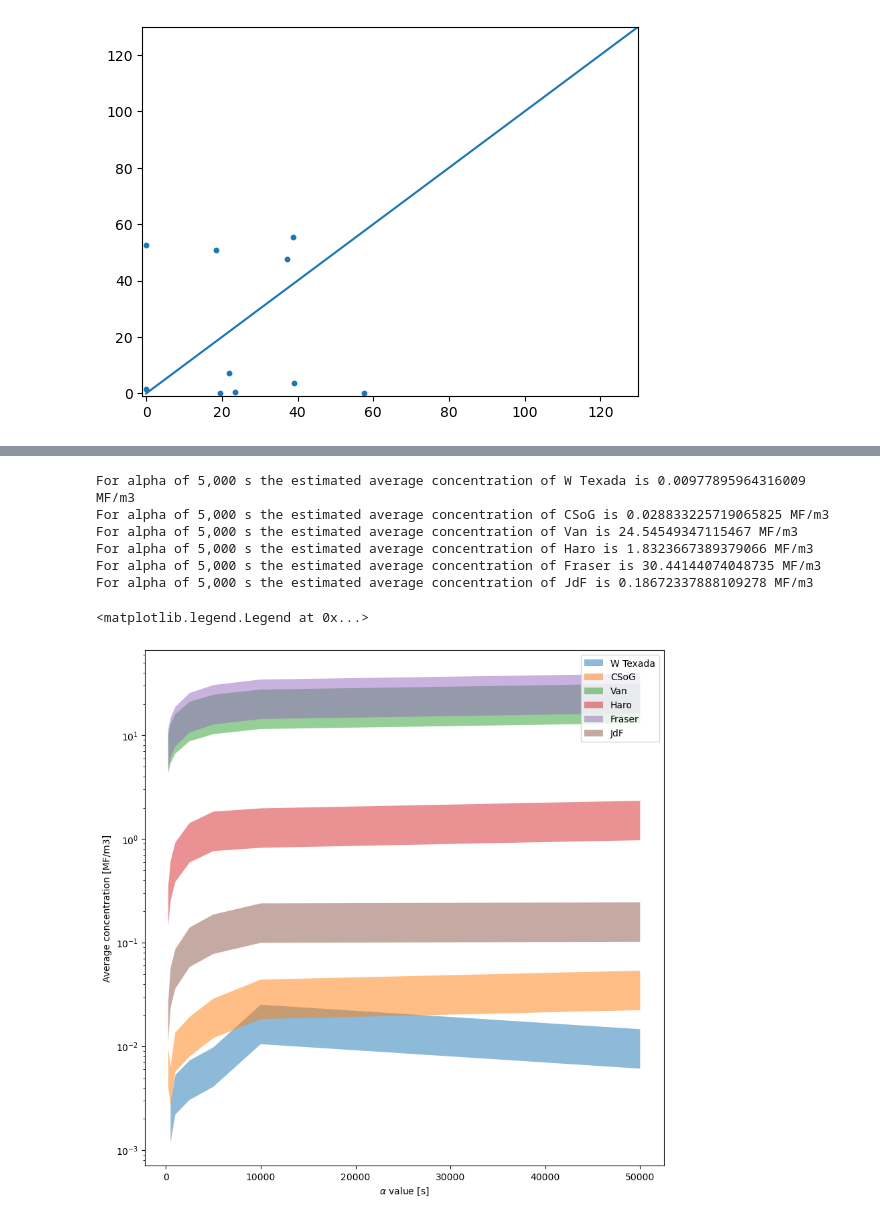
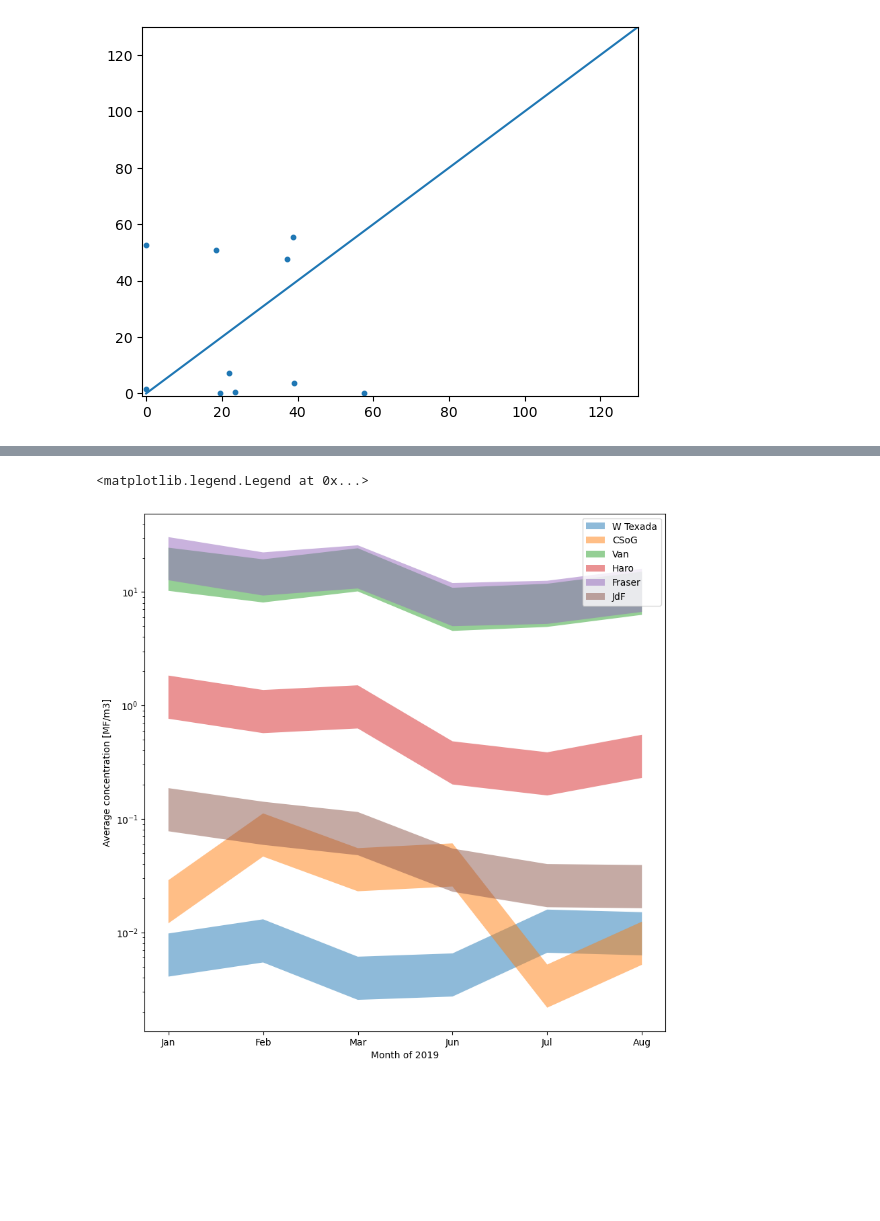
Before and after one commit to SalishSeaCast/analysis-jose, a Jupyter notebook: notebooks/Outfall_finalResults/obs_model.ipynb, the cells around one changed output, grey strips where cells are left out. Drawn from its saved outputs; the diff is of its cells as text; code cells hidden in the pictures; blank space fills up the shorter version.

```diff
--- a/notebooks/Outfall_finalResults/obs_model.ipynb
+++ b/notebooks/Outfall_finalResults/obs_model.ipynb
@@ -417,41 +417,37 @@ def modelvsobs(j,i,conc,ni=0,zi=2):
     CONC = []
     if type(i)==list:
         for ind,ii in enumerate(i):
             if ni ==0:
                 CONC.append(np.sum(conc[:zi,int(j[ind]/3),int(ii/3)],axis=0)/zi)
             else:
                 CONC.append(np.sum(np.sum(np.sum(conc[:zi,int(j[ind]/3)-ni:int(j[ind]/3)+ni+1,int(ii/3)-ni:int(ii/3)+ni+1],axis=0),axis=0),axis=0)/(zi*(1+ni*2)**2))
         return np.mean(CONC),np.std(CONC)/len(CONC)
     else:
         if ni ==0:
                 CONC=np.sum(conc[:zi,int(j/3),int(i/3)],axis=0)/zi
         else:
                 CONC=np.sum(np.sum(np.sum(conc[:zi,int(j/3)-ni:int(j/3)+ni+1,int(i/3)-ni:int(i/3)+ni+1],axis=0),axis=0),axis=0)/(zi*(1+ni*2)**2)
         return CONC
 
 
 iii = [250,500,1000,2500,5000,10000,50000]
+iii = ['Jan','Feb','Mar','Jun','Jul','Aug']
 
 fig,axs=plt.subplots(1,1,figsize=(10,10))
 for loc in range(len(i)):
     NNl = []
-    for alpha in runs:
-        CONC = np.load(path_runs+runs[alpha][0].split('.')[0]+'.npy')*13.7/runs[alpha][1]
+    for alpha in months:
+        CONC = np.load(path_runs+months[alpha][0].split('.')[0]+'.npy')*13.7/1
         NN = modelvsobs(j[loc],i[loc],CONC,10,5)
         NNl.append(NN)
         if alpha == '5,000 s':
             print(f'For alpha of {alpha} the estimated average concentration of {locss[loc]} is {NN} MF/m3')
     plt.fill_between(iii,NNl,np.array(NNl)/2.4,label=locss[loc],alpha=0.5)
-    plt.xlabel(r'$\alpha$ value [s]')
+    plt.xlabel(r'Month of 2019')
+
     plt.ylabel('Average concentration [MF/m3]')
 axs.set_yscale('log')
 plt.legend()
 # %% [output]
-For alpha of 5,000 s the estimated average concentration of W Texada is 0.00977895964316009 MF/m3
-For alpha of 5,000 s the estimated average concentration of CSoG is 0.028833225719065825 MF/m3
-For alpha of 5,000 s the estimated average concentration of Van is 24.54549347115467 MF/m3
-For alpha of 5,000 s the estimated average concentration of Haro is 1.8323667389379066 MF/m3
-For alpha of 5,000 s the estimated average concentration of Fraser is 30.44144074048735 MF/m3
-For alpha of 5,000 s the estimated average concentration of JdF is 0.18672337888109278 MF/m3
+<matplotlib.legend.Legend at 0x...>
-<matplotlib.legend.Legend at 0x...>
-[figure, old version]
+[figure, new version]
```
Also changed, not shown: parts of 2 cells of this notebook, 2 other files.
